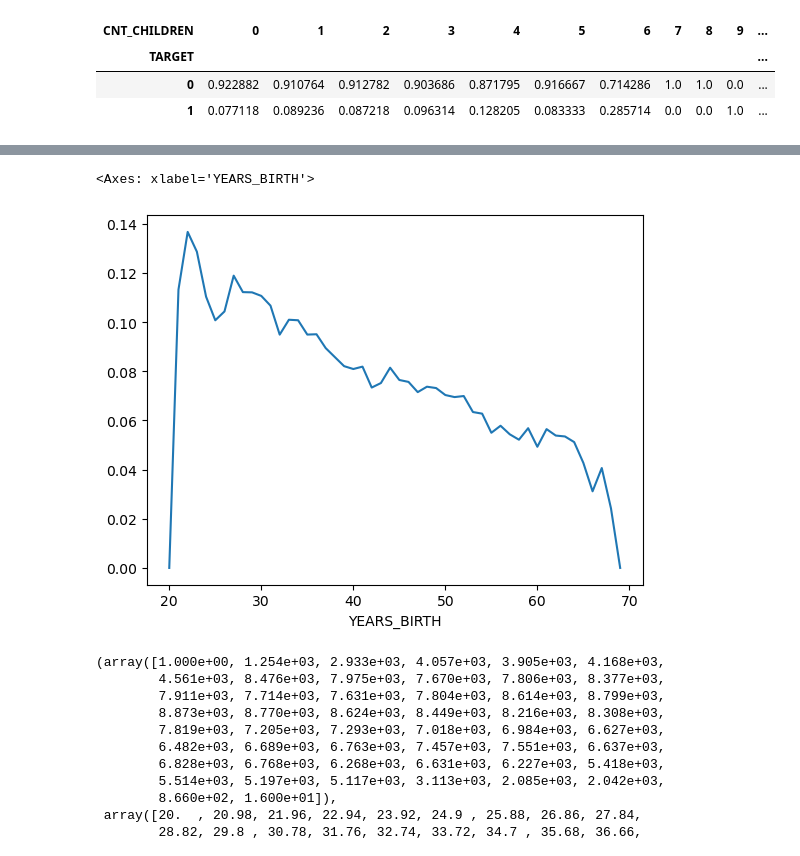
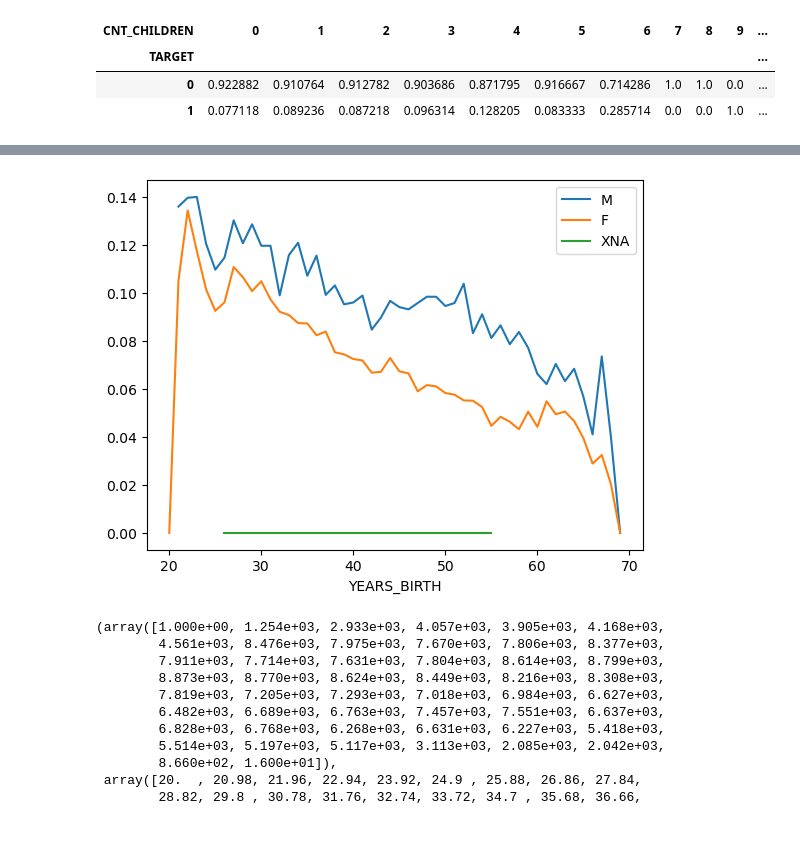
Before and after one commit to rsmail/DATA403-Project-2, a Jupyter notebook: charlie_work/EDA.ipynb, the cells around one changed output, grey strips where cells are left out. Saved outputs shown, nothing was run; the diff lists cells and outputs as text; code cells hidden in the pictures.

Commit message:
Added a few more plots

```diff
--- a/charlie_work/EDA.ipynb
+++ b/charlie_work/EDA.ipynb
@@ -75,10 +82,11 @@ pd.crosstab(df_app_train["TARGET"], df_app_train["CNT_CHILDREN"], margins=True,
 # %%
-df_app_train["YEARS_BIRTH"] = np.floor(abs(df_app_train["DAYS_BIRTH"])/365)
-age = df_app_train.groupby('YEARS_BIRTH')['TARGET'].agg('mean')
-age.plot()
+age_ge = df_app_train.groupby(['YEARS_BIRTH', "CODE_GENDER"])['TARGET'].agg('mean').reset_index()
+ax = age_ge[age_ge["CODE_GENDER"] == "M"].plot(x="YEARS_BIRTH", y="TARGET", label="M")
+age_ge[age_ge["CODE_GENDER"] == "F"].plot(x="YEARS_BIRTH", y="TARGET", label="F", ax=ax)
+age_ge[age_ge["CODE_GENDER"] == "XNA"].plot(x="YEARS_BIRTH", y="TARGET", label="XNA", ax=ax)
+plt.show()
 # %% [output]
-<Axes: xlabel='YEARS_BIRTH'>
-[figure, old version]
+[figure, new version]
 # %%
 plt.hist(df_app_train["YEARS_BIRTH"], bins=50)
 # %% [output]
```
Also changed, not shown: parts of 1 cell of this notebook.
